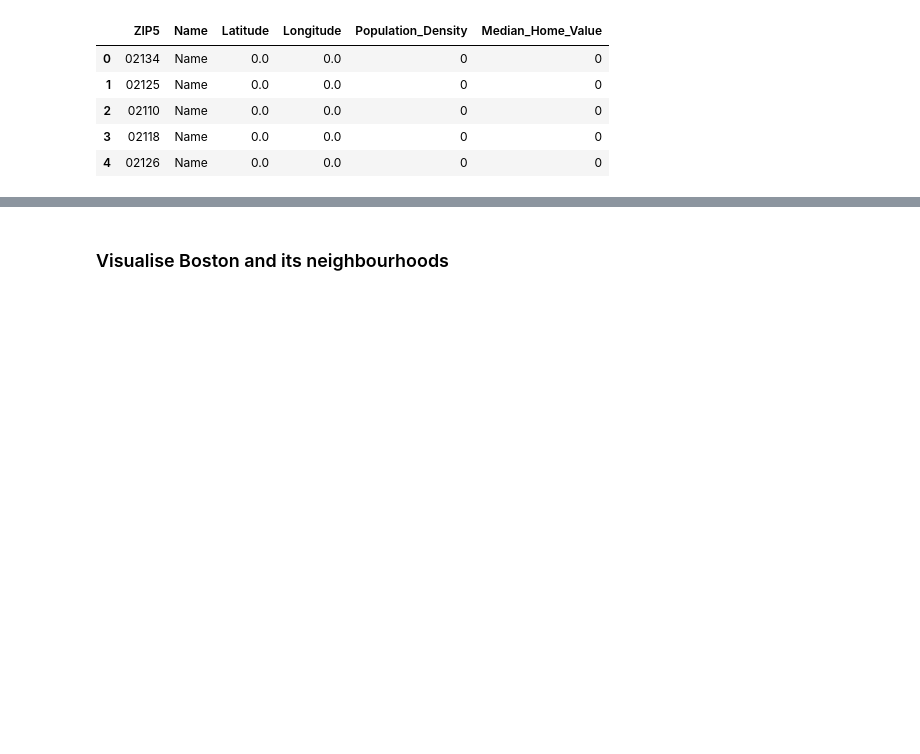
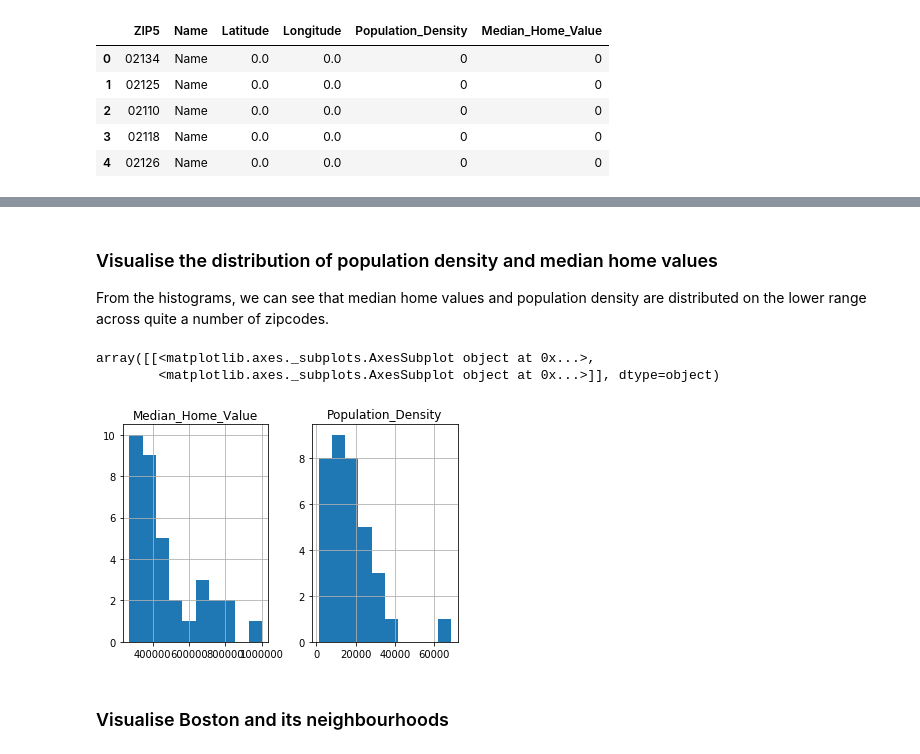
Before and after one commit to unruhenig/Coursera_Capstone, a Jupyter notebook: Week 4 Battle of the Neighbourhoods (Week 1).ipynb, the cells around one changed output, grey strips where cells are left out. Cells and saved outputs as stored; diff of their text form; code cells hidden in the pictures; blank space fills up the shorter version.

```diff
--- a/Week 4 Battle of the Neighbourhoods (Week 1).ipynb
+++ b/Week 4 Battle of the Neighbourhoods (Week 1).ipynb
@@ -125,6 +137,16 @@ Total number of zipcodes in Boston =  35
 | 32 | 02026 | Dedham | 42.250 | -71.180 | 2412.0 | 373700.0 |
 | 33 | 02152 | Winthrop | 42.370 | -70.970 | 8871.0 | 360200.0 |
 | 34 | 02467 | Chestnut Hill | 42.320 | -71.160 | 4616.0 | 690700.0 |
+# %% [markdown]
+### Visualise the distribution of population density and median home values
+
+From the histograms, we can see that median home values and population density are distributed on the lower range across quite a number of zipcodes.
+# %%
+boston_df.hist(column=['Population_Density', 'Median_Home_Value'])
+# %% [output]
+array([[<matplotlib.axes._subplots.AxesSubplot object at 0x...>,
+        <matplotlib.axes._subplots.AxesSubplot object at 0x...>]], dtype=object)
+[figure, added]
 # %% [markdown]
 ### Visualise Boston and its neighbourhoods
 # %%
```
Also changed, not shown: parts of 6 cells of this notebook.
